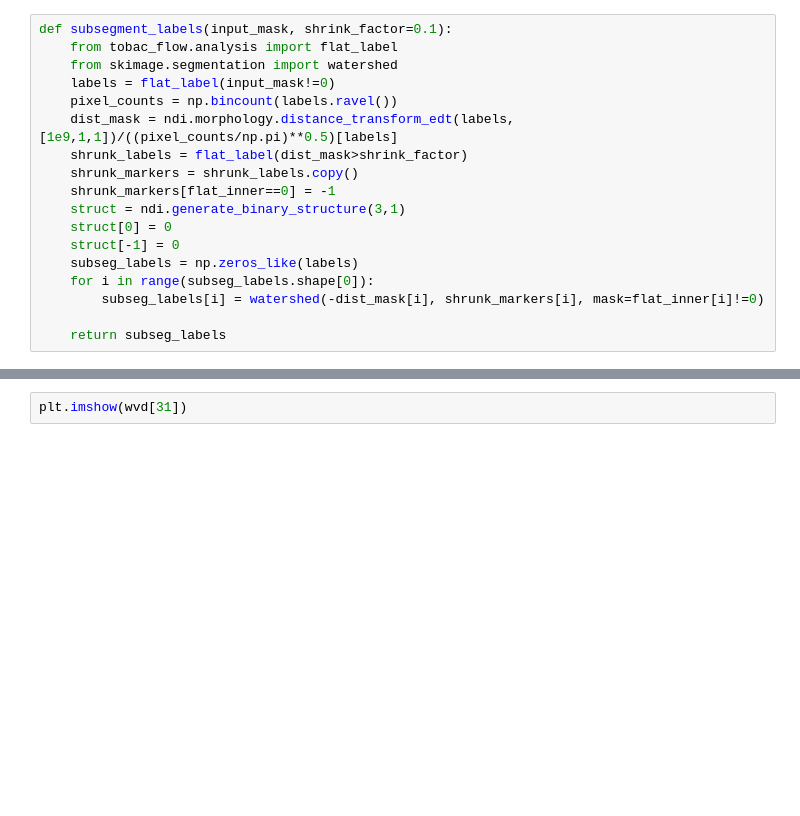
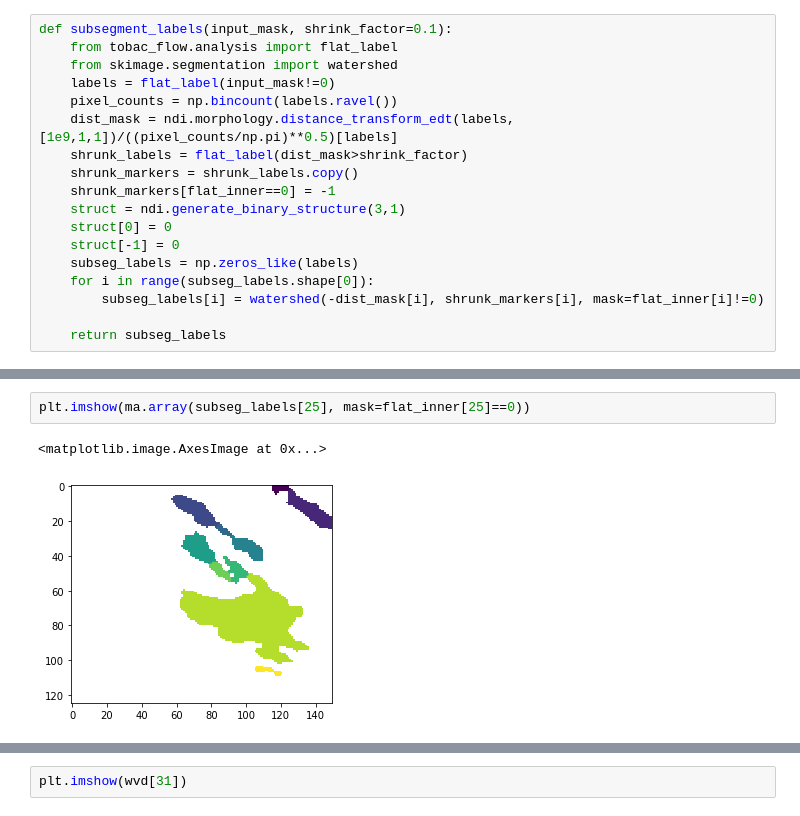
Before and after one commit to w-k-jones/tobac-flow, a Jupyter notebook: development/Subsegmentation.ipynb, the cells around one changed output, grey strips where cells are left out. Saved outputs shown, nothing was run; the diff lists cells and outputs as text; blank space fills up the shorter version.

```diff
--- a/development/Subsegmentation.ipynb
+++ b/development/Subsegmentation.ipynb
@@ -268 +285,6 @@ watershed?
+# %%
+plt.imshow(ma.array(subseg_labels[25], mask=flat_inner[25]==0))
+# %% [output]
+<matplotlib.image.AxesImage at 0x...>
+[figure, added]
 # %%
```
Also changed, not shown: parts of 20 cells of this notebook, 6 other files.
